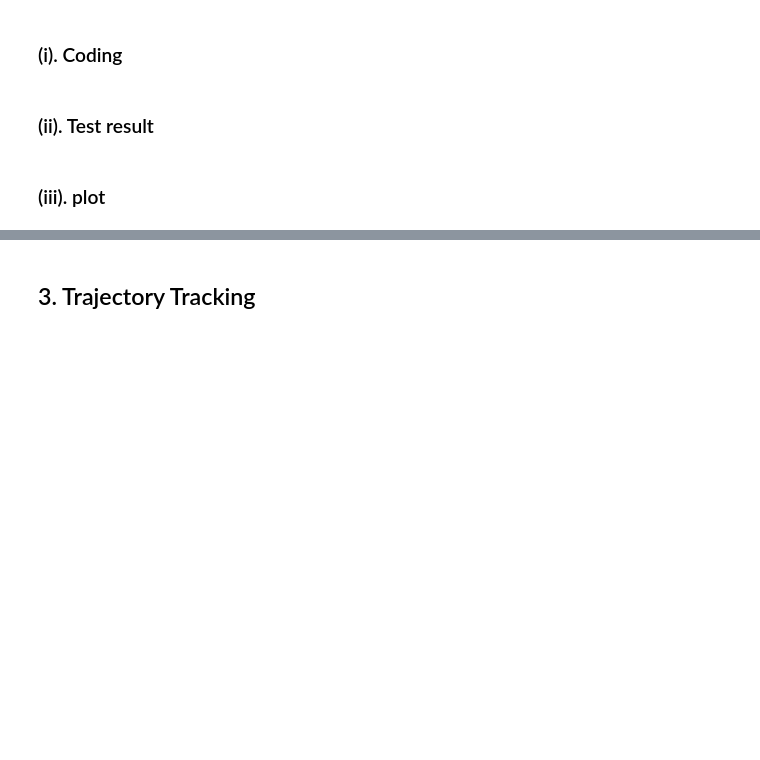
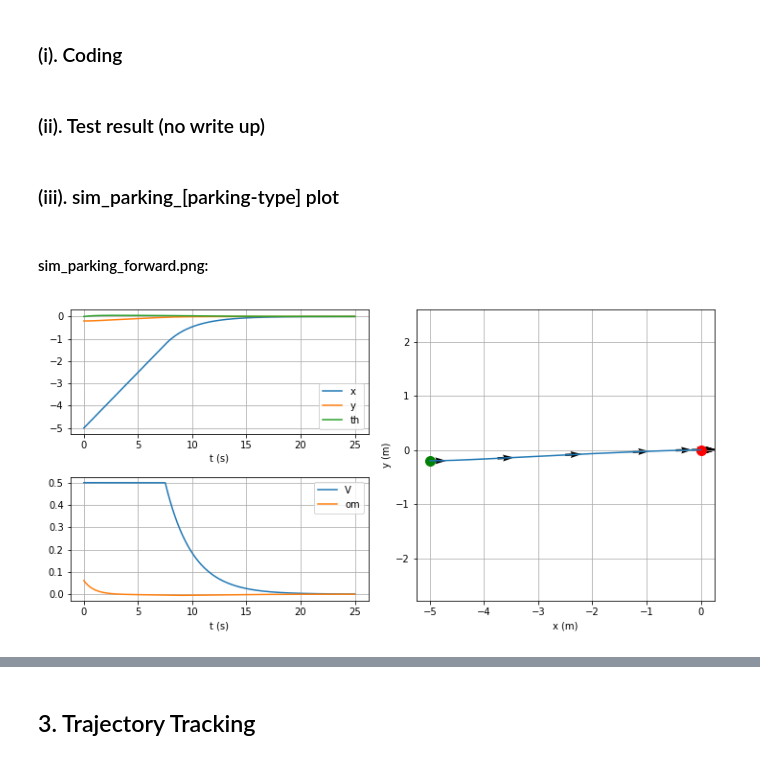
Before and after one commit to haroldmei/AA274A, a Jupyter notebook: aa274a_hw1.ipynb, the cells around one changed output, grey strips where cells are left out. Drawn from its saved outputs; the diff is of its cells as text; code cells hidden in the pictures; blank space fills up the shorter version.

```diff
--- a/aa274a_hw1.ipynb
+++ b/aa274a_hw1.ipynb
@@ -69,6 +102,12 @@ When we set V=0, the system is no longer differential flat.
 # %% [markdown]
 ### (i). Coding
 # %% [markdown]
-### (ii). Test result
+### (ii). Test result (no write up)
 # %% [markdown]
-### (iii). plot
+### (iii). sim_parking_[parking-type] plot
+# %% [markdown]
+#### sim_parking_forward.png:
+# %%
+Image(filename='HW1/plots/sim_parking_forward.png')
+# %% [output]
+[figure, added]
```
Also changed, not shown: parts of 33 cells of this notebook, 9 other files.
